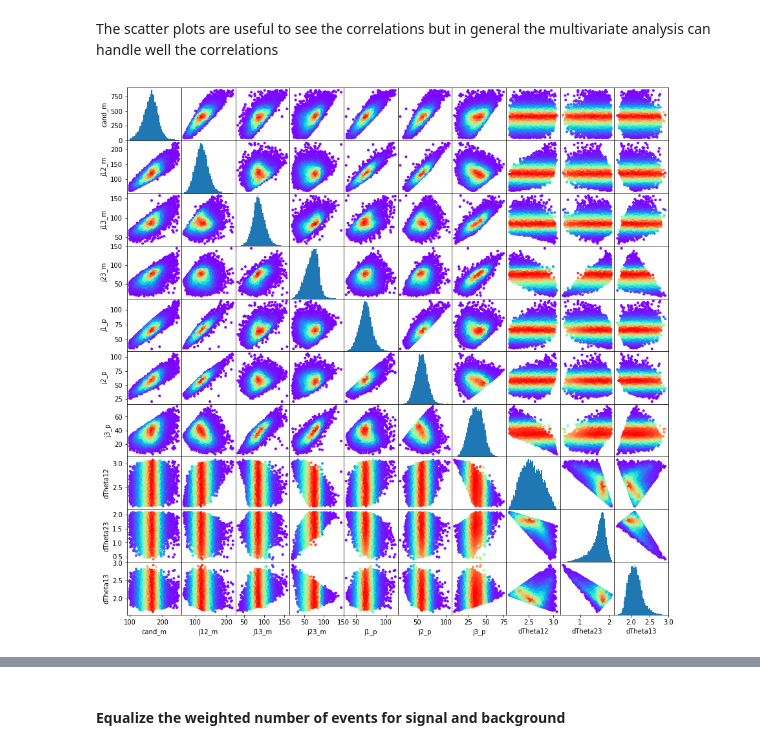
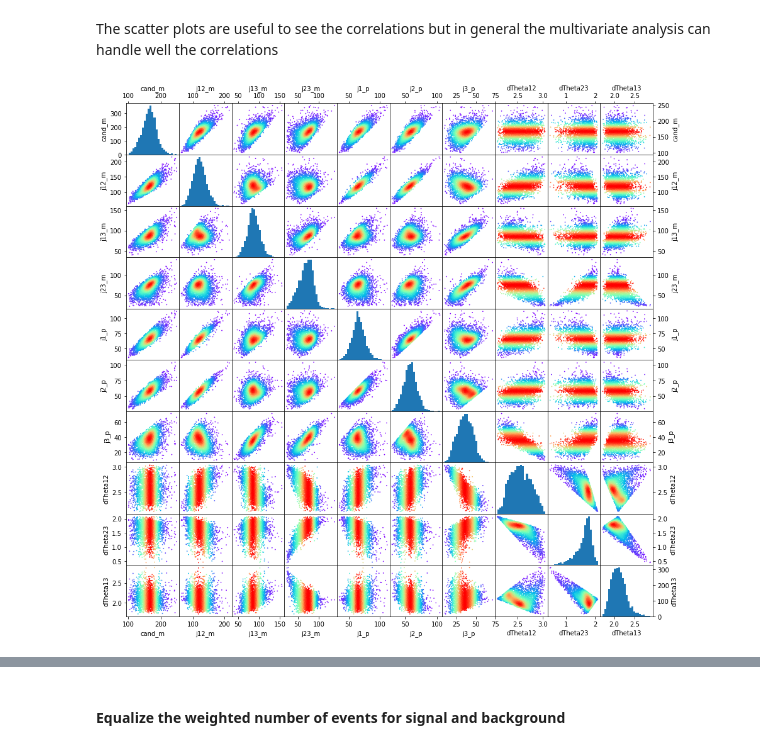
Before and after one commit to lihux25/Projects, a Jupyter notebook: scikit_learn/top_tagger.ipynb, the cells around one changed output, grey strips where cells are left out. Cells and saved outputs as stored; diff of their text form; code cells hidden in the pictures.

```diff
--- a/scikit_learn/top_tagger.ipynb
+++ b/scikit_learn/top_tagger.ipynb
@@ -99,7 +110,8 @@ def plot_scatter(df_input, nVars, nBins):
 #    figs.tight_layout()
     plt.show()
-# %%
-plot_scatter(df[df['answer']==1], 10, 50)
-len_true_answer = len(df[df['answer']==1])
-# %% [output]
-[figure, removed]
+# %%
+#len_true_answer = len(df[df['answer']==1])
+nSamples_for_scatterPlots = 3000
+%time plot_scatter(df[df['answer']==1].sample(nSamples_for_scatterPlots), 10, 25)
+# %% [output]
+[figure, added]
```
Also changed, not shown: parts of 17 cells of this notebook, 1 other file.
